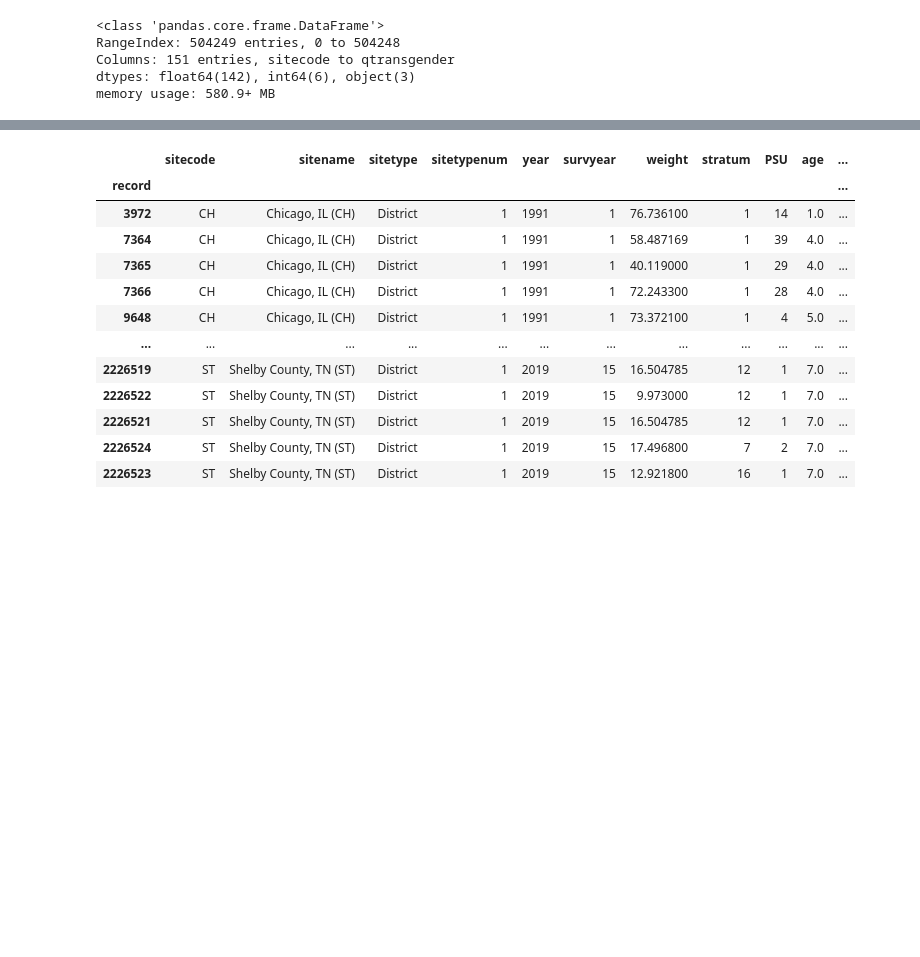
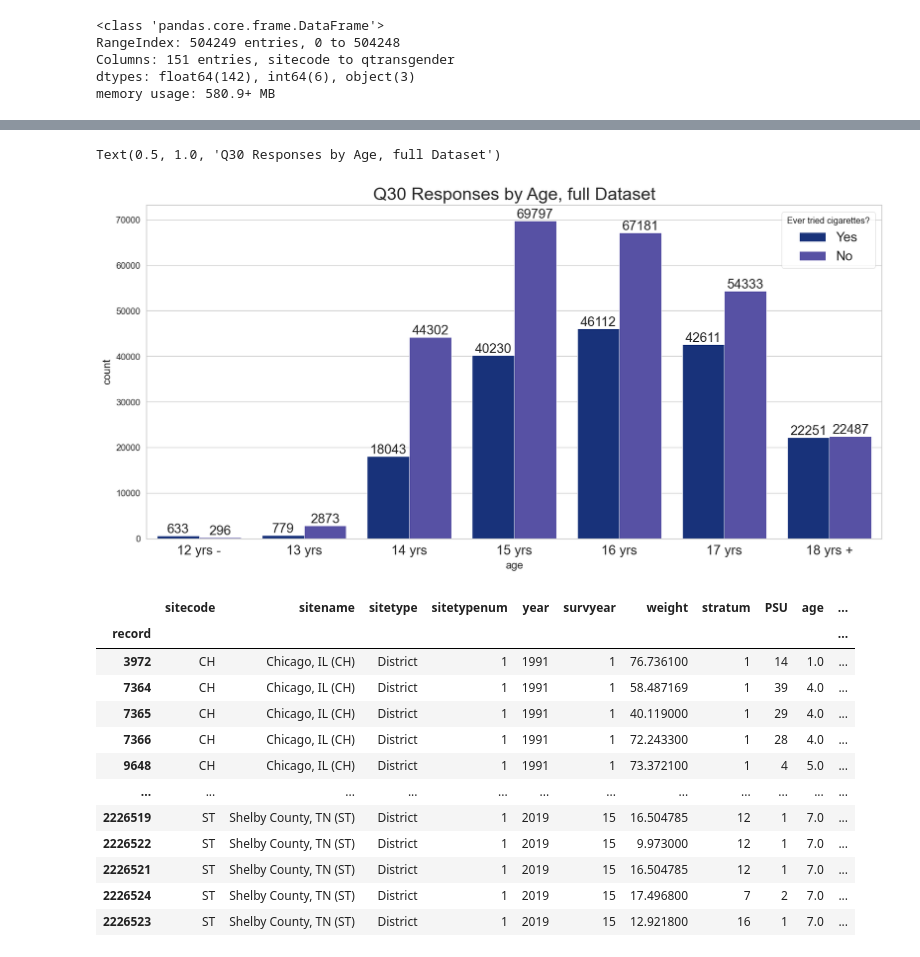
Before and after one commit to beckyepeters/risk_behaviors, a Jupyter notebook: risk_beh_eda.ipynb, the cells around one changed output, grey strips where cells are left out. Saved outputs shown, nothing was run; the diff lists cells and outputs as text; code cells hidden in the pictures; blank space fills up the shorter version.

```diff
--- a/risk_beh_eda.ipynb
+++ b/risk_beh_eda.ipynb
@@ -26,3 +59,14 @@ memory usage: 580.9+ MB
+# %%
+fig, ax = plt.subplots(figsize=(15, 7))
+ax = sns.countplot(x=df['age'], hue=df['q30'], palette=colors[::-1])
+ax.set_xticklabels(labels=age_labels, fontsize=15)
+ax.legend(title='Ever tried cigarettes?', labels=['Yes', 'No'], fontsize=15);
+ax.bar_label(ax.containers[0], fontsize=15, fmt='%d')
+ax.bar_label(ax.containers[1], fontsize=15, fmt='%d')
+ax.set_title('Q30 Responses by Age, full Dataset', fontsize=20)
+# %% [output]
+Text(0.5, 1.0, 'Q30 Responses by Age, full Dataset')
+[figure, added]
 # %%
 # Make record # the index
 
```
Also changed, not shown: parts of 3 cells of this notebook, 7 other files.
